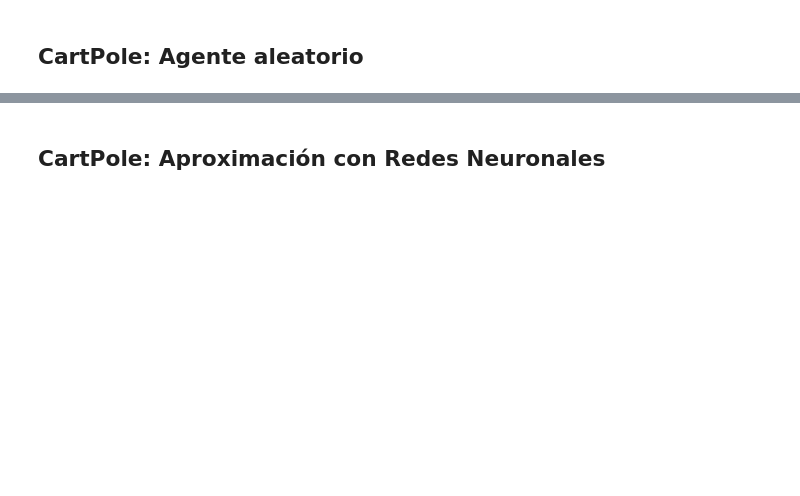
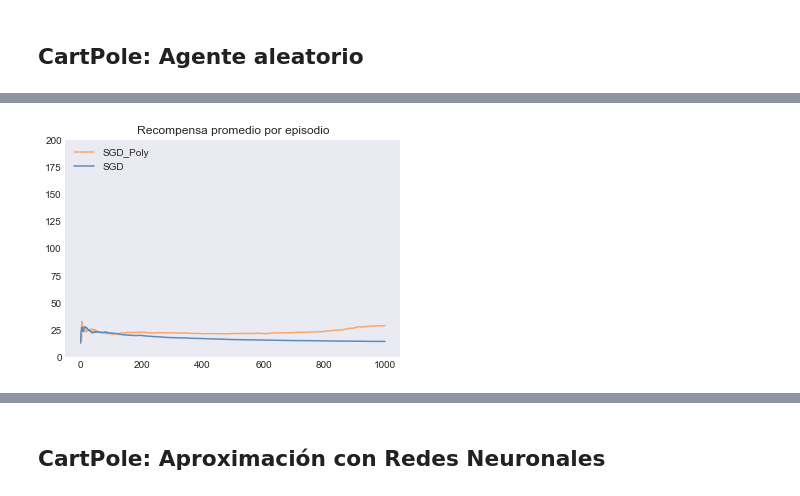
Before and after one commit to DiploDatos/AprendizajePorRefuerzos, a Jupyter notebook: Final-Lab.ipynb, the cells around one changed output, grey strips where cells are left out. Cells and saved outputs as stored; diff of their text form; code cells hidden in the pictures; blank space fills up the shorter version.

```diff
--- a/Final-Lab.ipynb
+++ b/Final-Lab.ipynb
@@ -67,0 +127,11 @@ plt.show()
+# %%
+reward_per_episode_SGD_Poly = avg_reward(scores_SGD_Poly)
+
+plt.plot(reward_per_episode_SGD_Poly, label='SGD_Poly', c='#faa76c')
+plt.plot(reward_per_episode_SGD, label='SGD', c='#5c8cbc')
+plt.ylim(0, 200)
+plt.title('Recompensa promedio por episodio')
+plt.legend(loc='upper left')
+plt.show()
+# %% [output]
+[figure, added]
```
Also changed, not shown: parts of 20 cells of this notebook.
